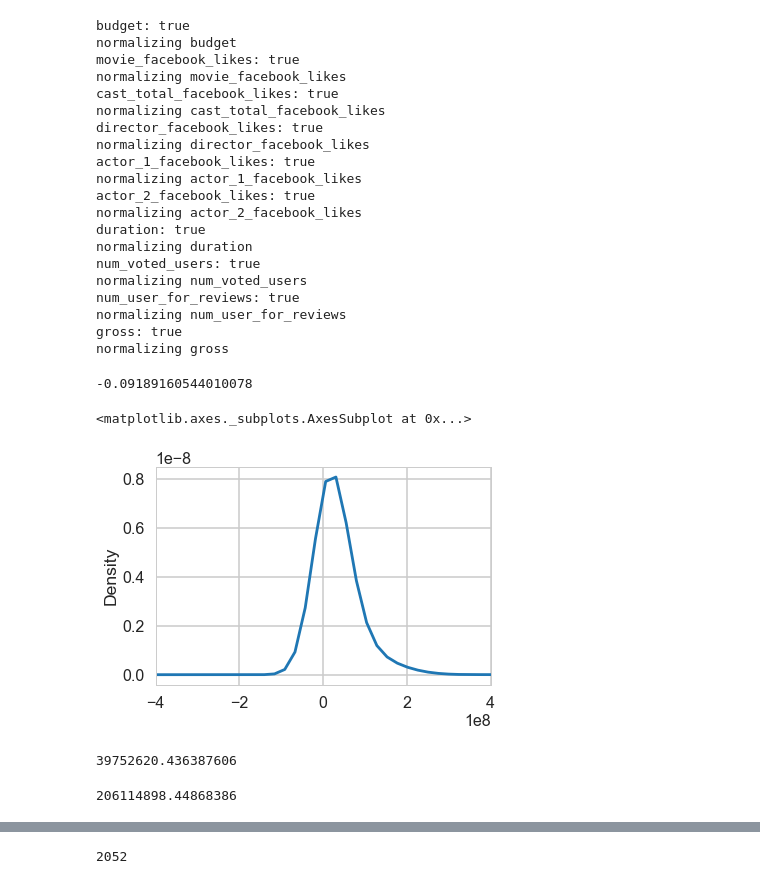
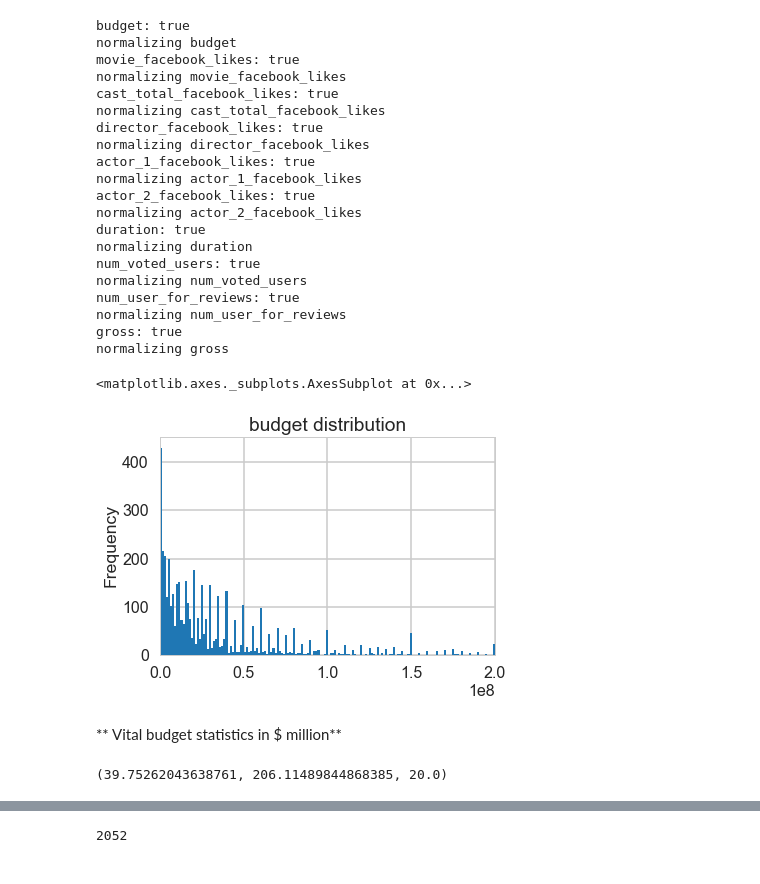
Before and after one commit to mrkulkarni1/movie_success_classifier, a Jupyter notebook: imdb_project/movie_classifier.ipynb, the cells around one changed output, grey strips where cells are left out. Cells and saved outputs as stored; diff of their text form; code cells hidden in the pictures.

```diff
--- a/imdb_project/movie_classifier.ipynb
+++ b/imdb_project/movie_classifier.ipynb
@@ -170,23 +170,17 @@ num_user_for_reviews: true
 normalizing num_user_for_reviews
 gross: true
 normalizing gross
-# %%
-titles.budget.median()
-# %% [output]
--0.09189160544010078
 # %%
 titles2 = pd.DataFrame.from_csv('movie_metadata.csv', index_col=None)
-# %%
-titles2.budget.plot.kde(xlim=[-.4e9,.4e9])
-# %% [output]
-<matplotlib.axes._subplots.AxesSubplot at 0x...>
-[figure, removed]
-# %%
-titles2.budget.mean()
-# %% [output]
-39752620.436387606
-# %%
-titles2.budget.std()
-# %% [output]
-206114898.44868386
+# %%
+(titles2.budget).plot.hist(bins=10000,xlim=[0,200e6],title="budget distribution")
+# %% [output]
+<matplotlib.axes._subplots.AxesSubplot at 0x...>
+[figure, added]
+# %% [markdown]
+** Vital budget statistics in $ million**
+# %%
+titles2.budget.mean()/1e6 , titles2.budget.std()/1e6 , titles2.budget.median()/1e6
+# %% [output]
+(39.75262043638761, 206.11489844868385, 20.0)
 # %%
```
Also changed, not shown: parts of 106 cells of this notebook.
